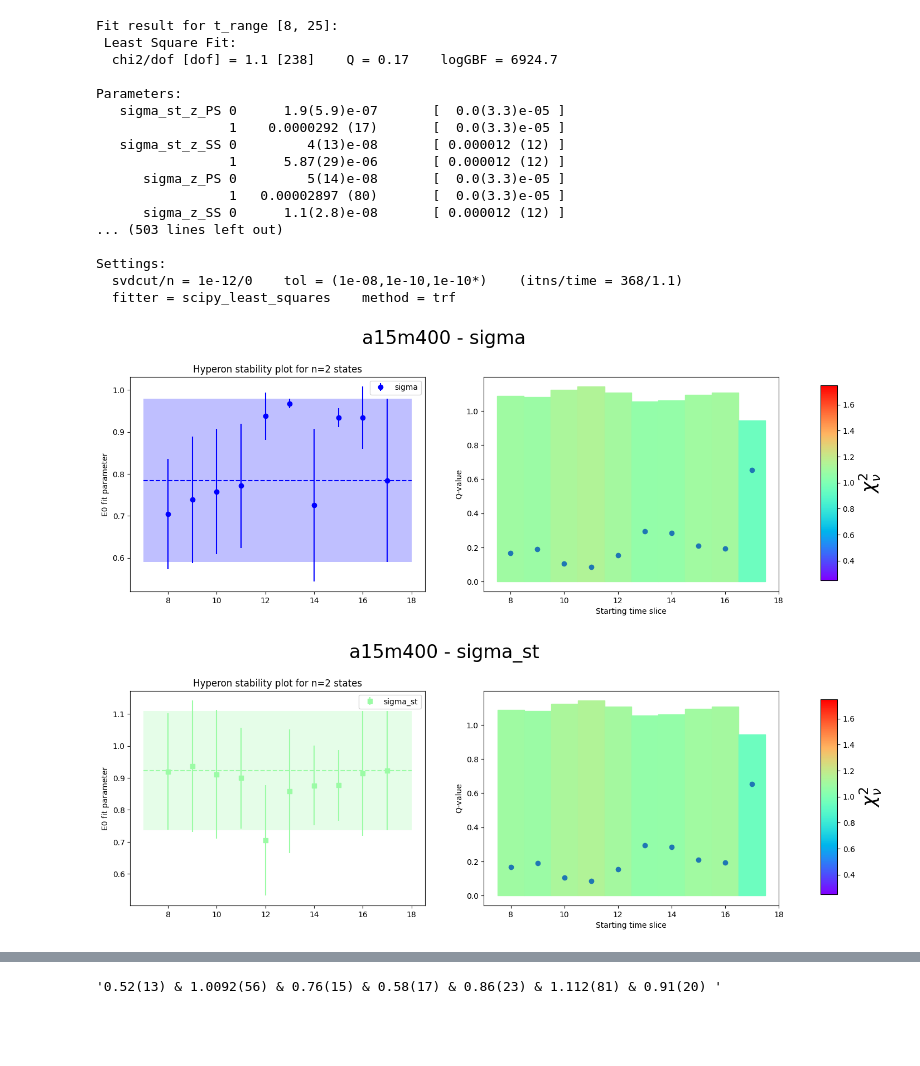
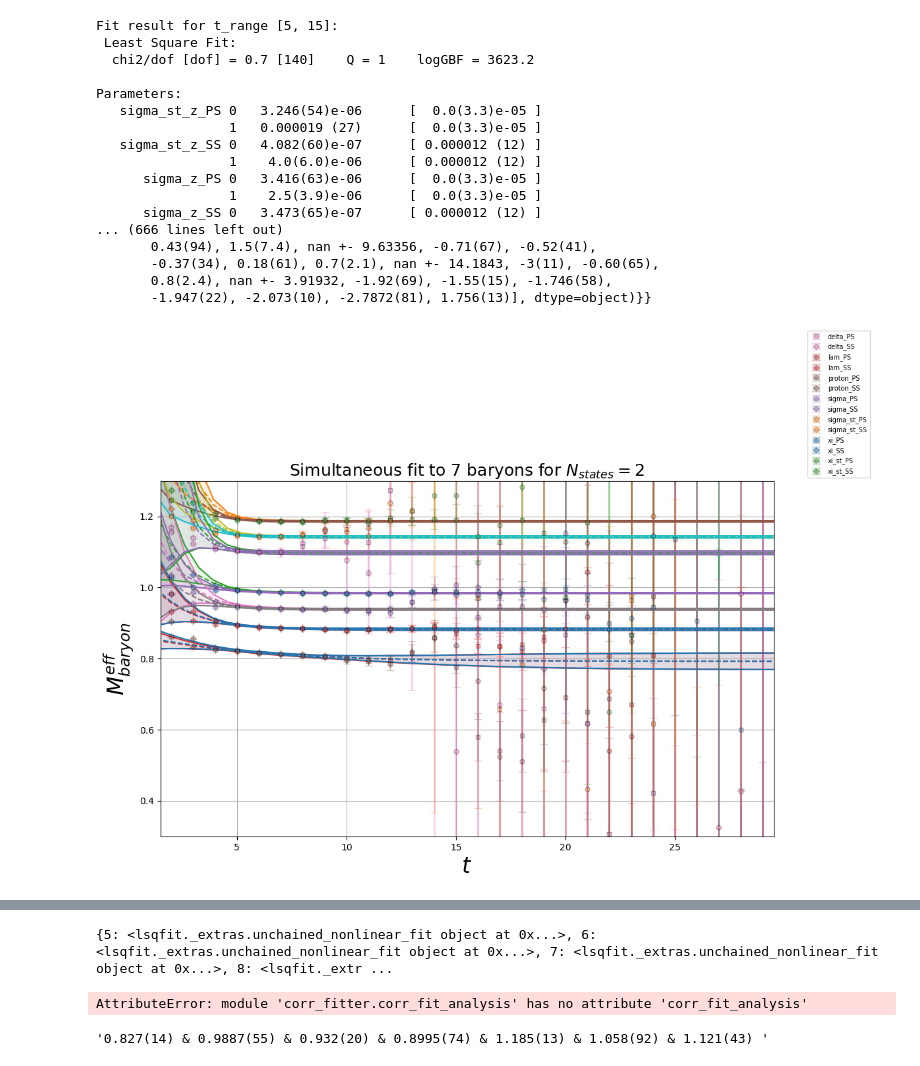
Before and after one commit to gdbrad/corr_fitter, a Jupyter notebook: notebooks/hyperon_fits.ipynb, the cells around one changed output, grey strips where cells are left out. Saved outputs shown, nothing was run; the diff lists cells and outputs as text; code cells hidden in the pictures; blank space fills up the shorter version.

Commit message:
fixing t_range sweeping , sync

```diff
--- a/notebooks/hyperon_fits.ipynb
+++ b/notebooks/hyperon_fits.ipynb
@@ -62,35 +62,44 @@ bs_N = 100
 bs_seed = "seed"
 # %%
 importlib.reload(fa)
-abbr = 'a15m400'
+abbr = 'a15m310L_o'
 fit_params = os.path.join(input_dir, f"{abbr}.py")
+pdf_name = 'output_stability'+abbr +'.pdf'
 sys.path.append(os.path.dirname(os.path.abspath(fit_params)))
 fp = importlib.import_module(fit_params.split('/')[-1].split('.py')[0])
 p_dict = fp.p_dict
+prior = fp.prior
+corrs = {
+        'lam': ld.get_raw_corr(data_file, p_dict['abbr'], particle='lambda_z'),
+        'xi': ld.get_raw_corr(data_file, p_dict['abbr'], particle='xi_z'),
+        'xi_st': ld.get_raw_corr(data_file, p_dict['abbr'], particle='xi_star_z'),
+        'sigma': ld.get_raw_corr(data_file, p_dict['abbr'], particle='sigma_p'),
+        'sigma_st': ld.get_raw_corr(data_file, p_dict['abbr'], particle='sigma_star_p'),
+        'proton': ld.get_raw_corr(data_file, p_dict['abbr'], particle='proton'),
+        'delta': ld.get_raw_corr(data_file, p_dict['abbr'], particle='delta_pp')
+    }
 # hyperon = fa.corr_fit_analysis()
-hyperon_fit = fa.analyze_hyperon_corrs(data_file, fit_params,show_eff=False, t_end=25, model_type=model_type,
+hyperon_fit = fa.analyze_hyperon_corrs(data_file, fit_params,corrs,show_eff=True, t_start=5,t_end=15, model_type=model_type,
                                                bs=False, bs_file=bs_data_file,
                                                bs_path=abbr, bs_N=bs_N, bs_seed=bs_seed)
-fa.plot_fit_parameters(hyperon_fit, p_dict,abbr)
-# hyperon_fit.plot_effective_mass(t_plot_min=t_plot_min, t_plot_max=t_plot_max, model_type=model_type,
-                                    #    show_plot=True, show_fit=True)
+print(hyperon_fit)
+fa.plot_fit_parameters(hyperon_fit, p_dict,abbr,pdf_name)
 # %% [output]
-Fit result for t_range [8, 25]:
+Fit result for t_range [5, 15]:
  Least Square Fit:
-  chi2/dof [dof] = 1.1 [238]    Q = 0.17    logGBF = 6924.7
+  chi2/dof [dof] = 0.7 [140]    Q = 1    logGBF = 3623.2
 
 Parameters:
-   sigma_st_z_PS 0      1.9(5.9)e-07       [  0.0(3.3)e-05 ]
-                 1    0.0000292 (17)       [  0.0(3.3)e-05 ]
-   sigma_st_z_SS 0         4(13)e-08       [ 0.000012 (12) ]
-                 1      5.87(29)e-06       [ 0.000012 (12) ]
-      sigma_z_PS 0         5(14)e-08       [  0.0(3.3)e-05 ]
-                 1   0.00002897 (80)       [  0.0(3.3)e-05 ]
-      sigma_z_SS 0      1.1(2.8)e-08       [ 0.000012 (12) ]
-... (503 lines left out)
-
-Settings:
-  svdcut/n = 1e-12/0    tol = (1e-08,1e-10,1e-10*)    (itns/time = 368/1.1)
-  fitter = scipy_least_squares    method = trf
+   sigma_st_z_PS 0   3.246(54)e-06      [  0.0(3.3)e-05 ]
+                 1   0.000019 (27)      [  0.0(3.3)e-05 ]
+   sigma_st_z_SS 0   4.082(60)e-07      [ 0.000012 (12) ]
+                 1    4.0(6.0)e-06      [ 0.000012 (12) ]
+      sigma_z_PS 0   3.416(63)e-06      [  0.0(3.3)e-05 ]
+                 1    2.5(3.9)e-06      [  0.0(3.3)e-05 ]
+      sigma_z_SS 0   3.473(65)e-07      [ 0.000012 (12) ]
+... (666 lines left out)
+       0.43(94), 1.5(7.4), nan +- 9.63356, -0.71(67), -0.52(41),
+       -0.37(34), 0.18(61), 0.7(2.1), nan +- 14.1843, -3(11), -0.60(65),
+       0.8(2.4), nan +- 3.91932, -1.92(69), -1.55(15), -1.746(58),
+       -1.947(22), -2.073(10), -2.7872(81), 1.756(13)], dtype=object)}}
-[figure, old version]
+[figure, new version]
-[figure, removed]
@@ -102,7 +106,9 @@ Settings:
+{5: <lsqfit._extras.unchained_nonlinear_fit object at 0x...>, 6: <lsqfit._extras.unchained_nonlinear_fit object at 0x...>, 7: <lsqfit._extras.unchained_nonlinear_fit object at 0x...>, 8: <lsqfit._extr ...
+AttributeError: module 'corr_fitter.corr_fit_analysis' has no attribute 'corr_fit_analysis'
 # %%
-ld.generate_latex_line(hyperon_fit[10])
+ld.generate_latex_line(hyperon_fit=hyperon_fit[6])
 # %% [output]
-'0.52(13) & 1.0092(56) & 0.76(15) & 0.58(17) & 0.86(23) & 1.112(81) & 0.91(20) '
+'0.827(14) & 0.9887(55) & 0.932(20) & 0.8995(74) & 1.185(13) & 1.058(92) & 1.121(43) '
 # %%
 # from tabulate import tabulate
 
```
Also changed, not shown: parts of 2 cells of this notebook, 5 other files.
